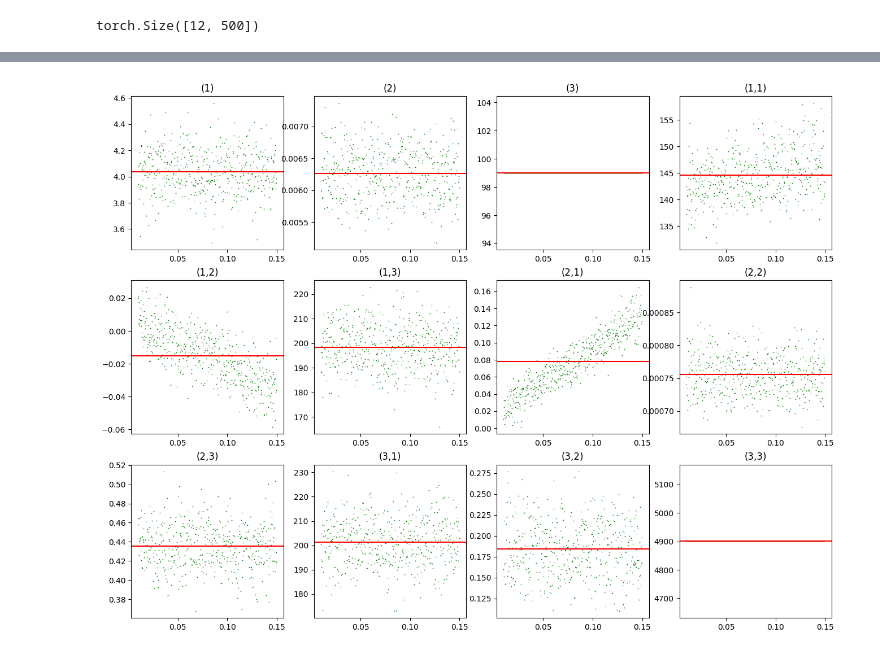
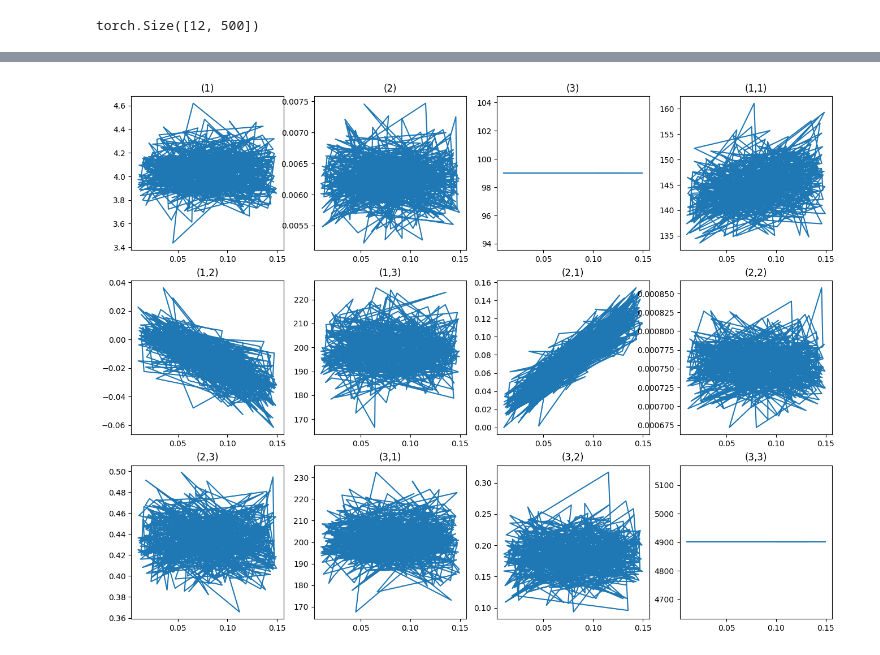
Before and after one commit to Agnetnoan/Expected-Signatures-and-Heston-Model, a Jupyter notebook: jupyter_Calculations_by_rs.ipynb, the cells around one changed output, grey strips where cells are left out. Cells and saved outputs as stored; diff of their text form; code cells hidden in the pictures.

```diff
--- a/jupyter_Calculations_by_rs.ipynb
+++ b/jupyter_Calculations_by_rs.ipynb
@@ -55,7 +51,7 @@ kappas= 2 # Mean reversion κ
 v_0s = thetas #  Initial variance
 rhos = 0.6 #Correlation ρ, correlation between the log-returns and volatility of the asset
 sigmas = 0.6 #Volatility of variance σ
-rs = np.arange(0.01,0.15,0.00028)
+rs = np.random.uniform(0.01,0.15,500)
 
 S = 100
 paths = 10000
@@ -157,9 +157,9 @@ torch.Size([12, 500])
 # %%
 fig, axs = plt.subplots(3, 4, figsize=(4*4, 3*4))
 axs = axs.ravel()
 for i, ax in enumerate(axs):
     ax.title.set_text(sig_keys.split()[i+1])
-    ax.scatter(rs,Exp_signatures_results_rs.T[i], color='green', linewidth=0.15, s=1, alpha=1)
-    ax.axhline(torch.mean(Exp_signatures_results_rs.T[i]), color='red')
+    ax.plot(rs, Exp_signatures_results_rs.T[i])
+    # ax.set_xticks([0,60,120, 180,240,300,360,420,480],[round(x,2) for x in list(rs[[0,60,120, 180,240,300,360,420,480]])])
 # %% [output]
-[figure, old version]
+[figure, new version]
```
Also changed, not shown: parts of 16 cells of this notebook, 4 other files.
